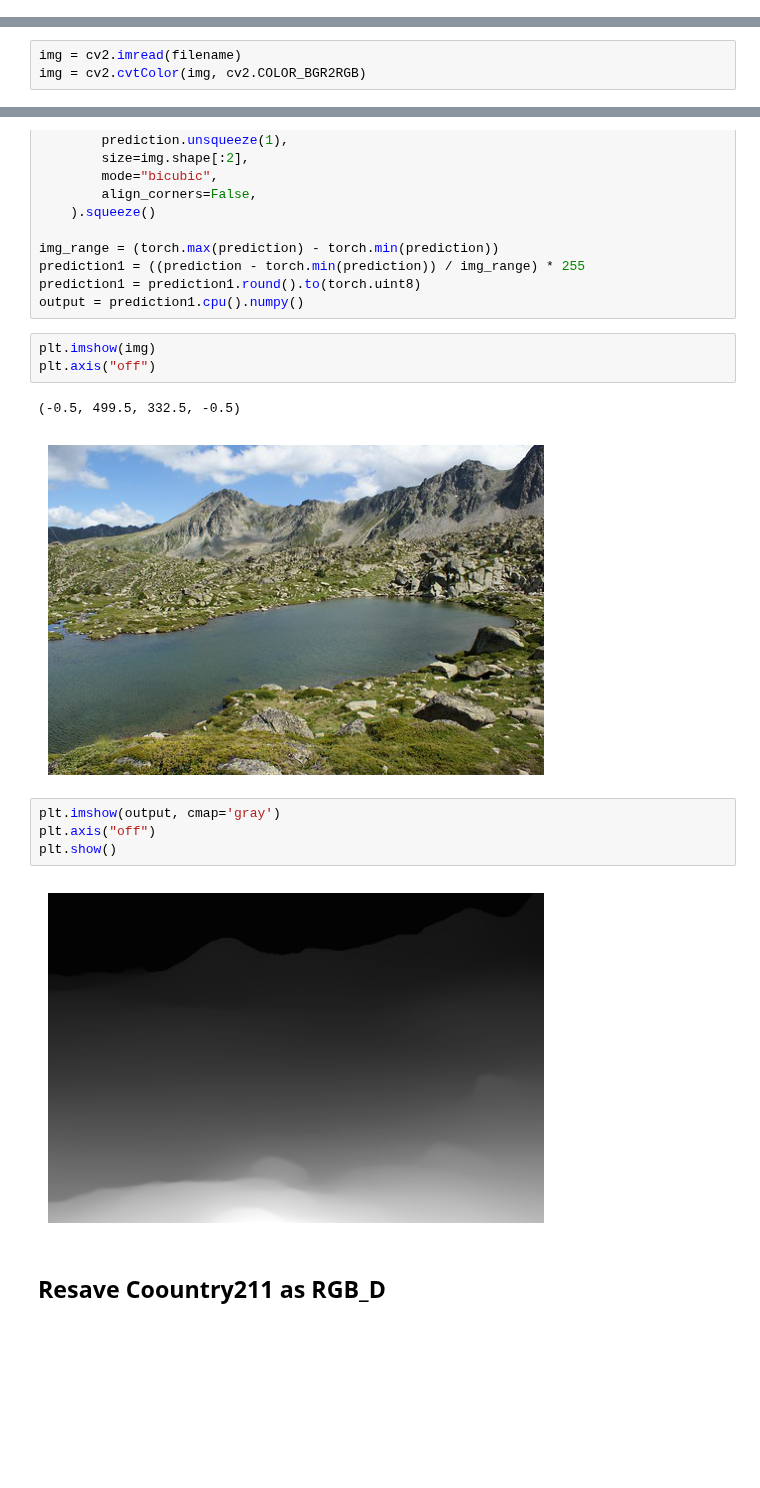
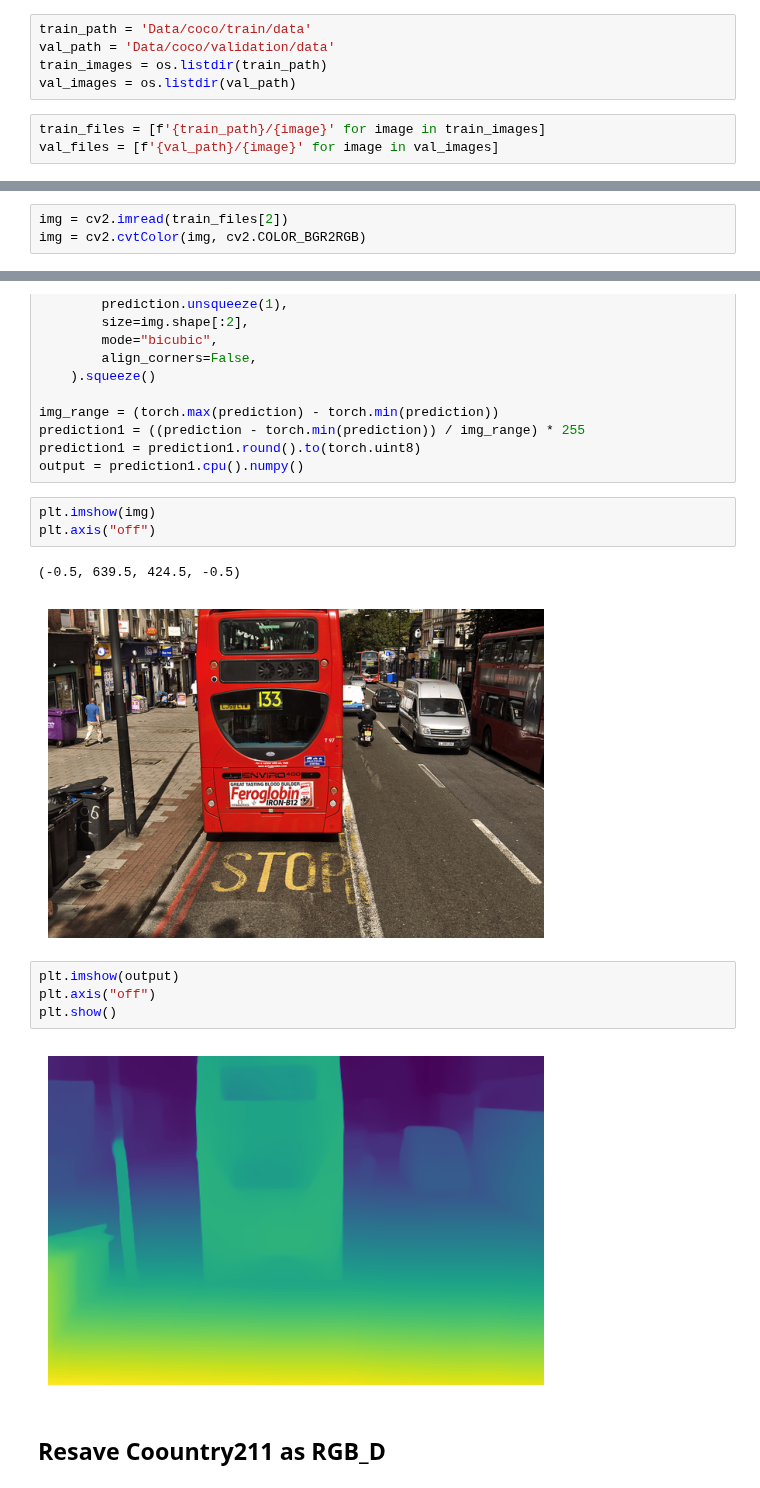
Before and after one commit to bthek1/DeepLearning, a Jupyter notebook: nbs/072_depth_estimator_coco.ipynb, the cells around one changed output, grey strips where cells are left out. Drawn from its saved outputs; the diff is of its cells as text; blank space fills up the shorter version.

Commit message:
"b'M  DeepLearning/__init__.py\nM  nbs/072_depth_estimator_coco.ipynb\nM  nbs/073_depth_estimator_Country211.ipynb\nM  nbs/074_depth_estimator_kitti.ipynb\nM  settings.ini\n'"

```diff
--- a/nbs/072_depth_estimator_coco.ipynb
+++ b/nbs/072_depth_estimator_coco.ipynb
@@ -86 +86,9 @@ filename
+# %%
+train_path = 'Data/coco/train/data'
+val_path = 'Data/coco/validation/data'
+train_images = os.listdir(train_path)
+val_images = os.listdir(val_path)
+# %%
+train_files = [f'{train_path}/{image}' for image in train_images]
+val_files = [f'{val_path}/{image}' for image in val_images]
 # %%
@@ -91,5 +99,5 @@ folder
 # %%
-img = cv2.imread(filename)
+img = cv2.imread(train_files[2])
 img = cv2.cvtColor(img, cv2.COLOR_BGR2RGB)
 # %%
 plt.imshow(img)
@@ -120,14 +128,14 @@ output = prediction1.cpu().numpy()
 plt.imshow(img)
 plt.axis("off")
 # %% [output]
-(-0.5, 499.5, 332.5, -0.5)
+(-0.5, 639.5, 424.5, -0.5)
-[figure, old version]
+[figure, new version]
 # %%
-plt.imshow(output, cmap='gray')
+plt.imshow(output)
 plt.axis("off")
 plt.show()
 # %% [output]
-[figure, old version]
+[figure, new version]
 # %% [markdown]
 ## Resave Coountry211 as RGB_D
 # %%
```
Also changed, not shown: parts of 12 cells of this notebook, 4 other files.
